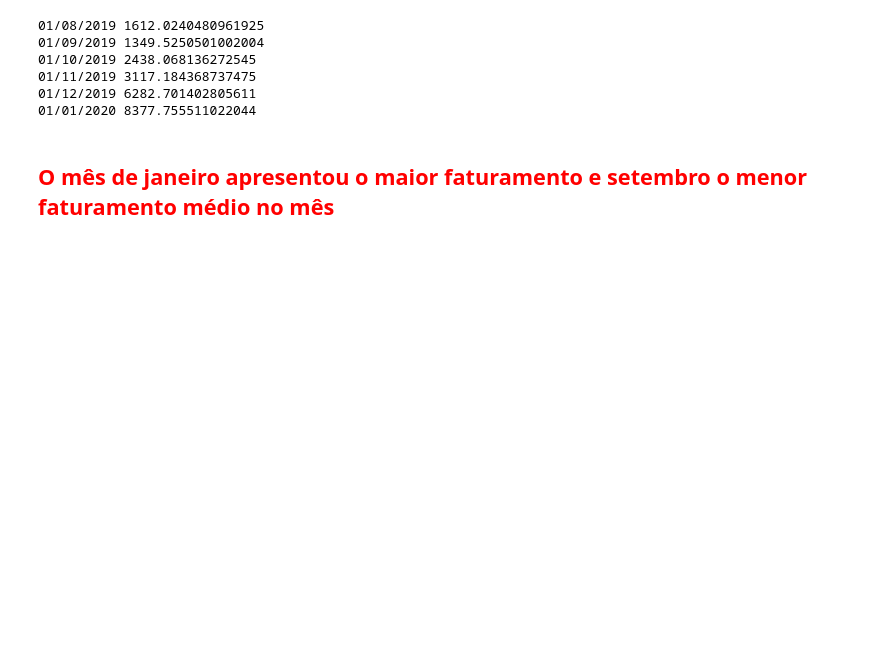
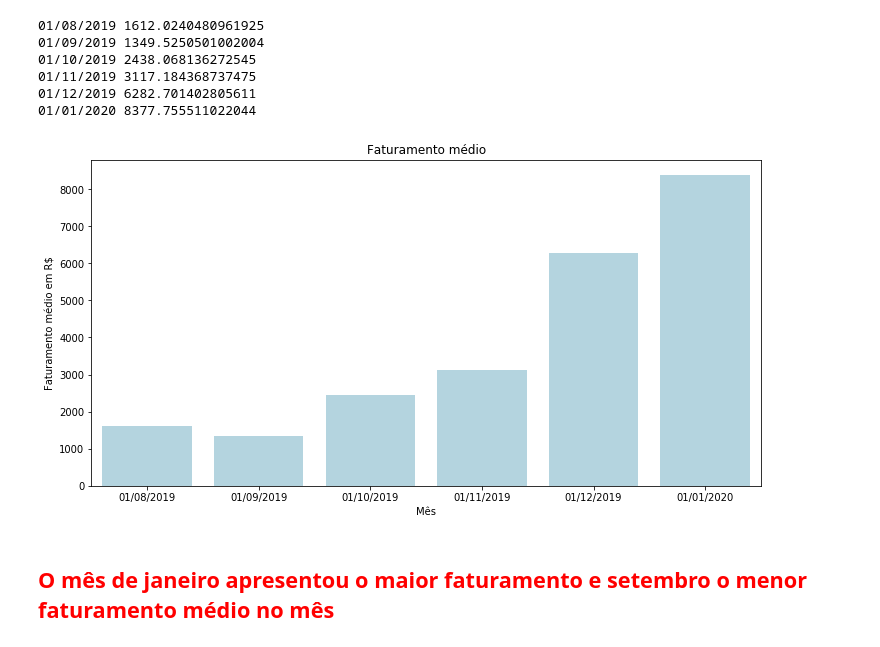
Before and after one commit to arturjacques/DataScience, a Jupyter notebook: Analise de Dados.ipynb, the cells around one changed output. Saved outputs shown, nothing was run; the diff lists cells and outputs as text; code cells hidden in the pictures; blank space fills up the shorter version.

```diff
--- a/Analise de Dados.ipynb
+++ b/Analise de Dados.ipynb
@@ -113,6 +169,20 @@ for i in meses:
 01/11/2019 3117.184368737475
 01/12/2019 6282.701402805611
 01/01/2020 8377.755511022044
+# %%
+y = []
+for i in meses:
+    y.append(faturamento_medio[i])
+# %%
+plt.figure(figsize=(12,6))
+barplot = sns.barplot(x=meses,y=y,color='#add8e6')
+plt.title('Faturamento médio')
+plt.xlabel('Mês')
+plt.ylabel('Faturamento médio em R$')
+fig = barplot.get_figure()
+fig.savefig('faturamento médio.png')
+# %% [output]
+[figure, added]
 # %% [markdown]
 ## <font color='red'>O mês de janeiro apresentou o maior faturamento e setembro o menor faturamento médio no mês</font>
 # %% [markdown]
```
Also changed, not shown: parts of 12 cells of this notebook, 5 other files.
